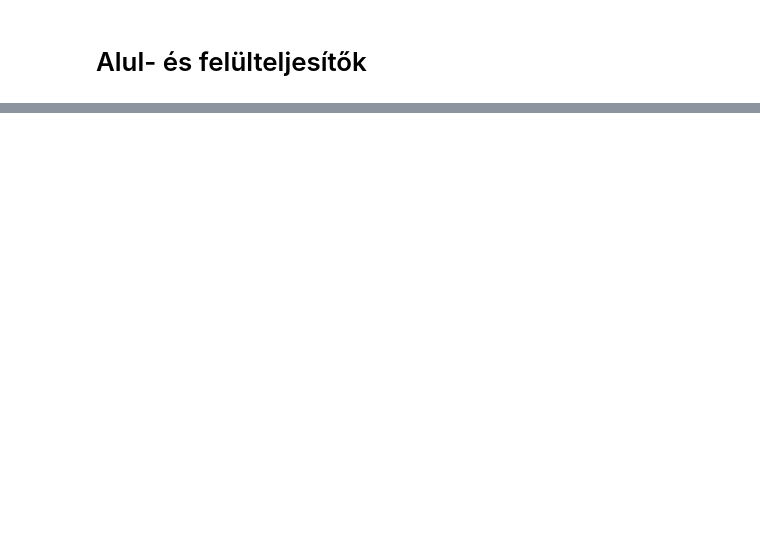
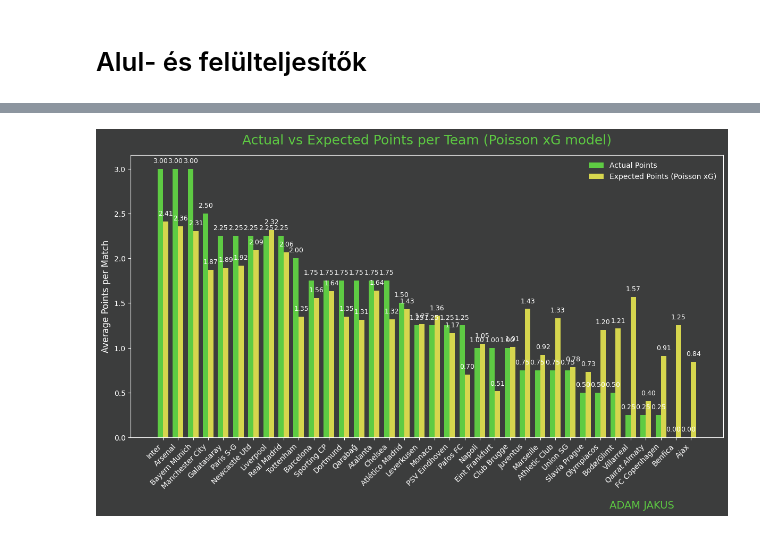
Before and after one commit to Admex666/TSDP, a Jupyter notebook: fbref/fbref_UEFA_pots_analysis.ipynb, the cells around one changed output, grey strips where cells are left out. Drawn from its saved outputs; the diff is of its cells as text; code cells hidden in the pictures; blank space fills up the shorter version.

```diff
--- a/fbref/fbref_UEFA_pots_analysis.ipynb
+++ b/fbref/fbref_UEFA_pots_analysis.ipynb
@@ -390,0 +540,100 @@ plot_heatmap(avg_xg_diff, "Average xG Difference vs Opponent Pot", cmap="RdYlGn"
+# %%
+# ---------- IMPORTS ----------
+import pandas as pd
+import numpy as np
+import matplotlib.pyplot as plt
+from scipy.stats import poisson
+
+# ---------- STYLE ----------
+background_color = '#3c3d3d'
+text_color = '#5ECB43'
+
+# ---------- DATA ----------
+df = ucl_data.copy()
+
+# ---------- SEGÉDFÜGGVÉNYEK ----------
+def expected_points(xg_for, xg_against):
+    """
+    Poisson-eloszlás alapján számolja a várható pontokat.
+    3 * P(win) + 1 * P(draw)
+    """
+    goals_range = np.arange(0, 10)  # elég 0–9-ig
+    p_for = poisson.pmf(goals_range, xg_for)
+    p_against = poisson.pmf(goals_range, xg_against)
+
+    # Eredménymátrix
+    match_matrix = np.outer(p_for, p_against)
+
+    p_win = np.tril(match_matrix, -1).sum()
+    p_draw = np.trace(match_matrix)
+    p_loss = np.triu(match_matrix, 1).sum()
+
+    xpoints = 3 * p_win + 1 * p_draw
+    return xpoints
+
+# ---------- SZÁMÍTÁSOK ----------
+df["xPoints_Home"] = df.apply(lambda x: expected_points(x["xG_Home"], x["xG_Away"]), axis=1)
+df["xPoints_Away"] = df.apply(lambda x: expected_points(x["xG_Away"], x["xG_Home"]), axis=1)
+
+# ---------- EGYESÍTÉS ----------
+home_df = df[["Home", "Pot_Home", "Points_Home", "xPoints_Home"]].rename(
+    columns={"Home": "Team", "Pot_Home": "Pot", "Points_Home": "Points", "xPoints_Home": "xPoints"})
+away_df = df[["Away", "Pot_Away", "Points_Away", "xPoints_Away"]].rename(
+    columns={"Away": "Team", "Pot_Away": "Pot", "Points_Away": "Points", "xPoints_Away": "xPoints"})
+combined = pd.concat([home_df, away_df], ignore_index=True)
+
+# ---------- AGGREGÁLÁS ----------
+team_perf = (
+    combined.groupby(["Team", "Pot"])[["Points", "xPoints"]]
+    .mean()
+    .reset_index()
+)
+team_perf["Diff"] = team_perf["Points"] - team_perf["xPoints"]
+
+# ---------- TOP / BOTTOM ----------
+top5 = team_perf.sort_values("Diff", ascending=False).head(5)
+bottom5 = team_perf.sort_values("Diff", ascending=True).head(5)
+
+# ---------- PLOT ----------
+fig, ax = plt.subplots(figsize=(12, 7), facecolor=background_color)
+ax.set_facecolor(background_color)
+
+# Rendezzük a csapatokat a valós pontok alapján
+team_perf_sorted = team_perf.sort_values("Points", ascending=False).reset_index(drop=True)
+x = np.arange(len(team_perf_sorted))
+
+# Oszlopszélesség
+width = 0.35
+
+# Oszlopok rajzolása
+bars_actual = ax.bar(x - width/2, team_perf_sorted["Points"], width, color="#5ECB43", label="Actual Points")
+bars_expected = ax.bar(x + width/2, team_perf_sorted["xPoints"], width, color="#D6D64E", label="Expected Points (Poisson xG)")
+
+# Tengelyek, címek, stílus
+ax.set_title("Actual vs Expected Points per Team (Poisson xG model)", color=text_color, fontsize=18, pad=15)
+ax.set_ylabel("Average Points per Match", color='white', fontsize=12)
+ax.set_xticks(x)
+ax.set_xticklabels(team_perf_sorted["Team"], rotation=45, ha="right", color='white', fontsize=10)
+
+# Fehér keretek és tickek
+for spine in ax.spines.values():
+    spine.set_color('white')
+ax.tick_params(colors='white')
+ax.yaxis.label.set_color('white')
+
+# Adatfeliratok (mindkét oszlopra)
+for bar in bars_actual:
+    ax.text(bar.get_x() + bar.get_width()/2, bar.get_height() + 0.05,
+            f"{bar.get_height():.2f}", ha='center', va='bottom', color='white', fontsize=9)
+for bar in bars_expected:
+    ax.text(bar.get_x() + bar.get_width()/2, bar.get_height() + 0.05,
+            f"{bar.get_height():.2f}", ha='center', va='bottom', color='white', fontsize=9)
+
+# Jelmagyarázat és watermark
+ax.legend(facecolor=background_color, edgecolor="none", labelcolor='white', fontsize=10)
+fig.text(0.86, -0.02, 'ADAM JAKUS', color=text_color, fontsize=14, ha='center', va='center')
+
+plt.tight_layout()
+plt.show()
+# %% [output]
+[figure, added]
```
Also changed, not shown: parts of 6 cells of this notebook.
